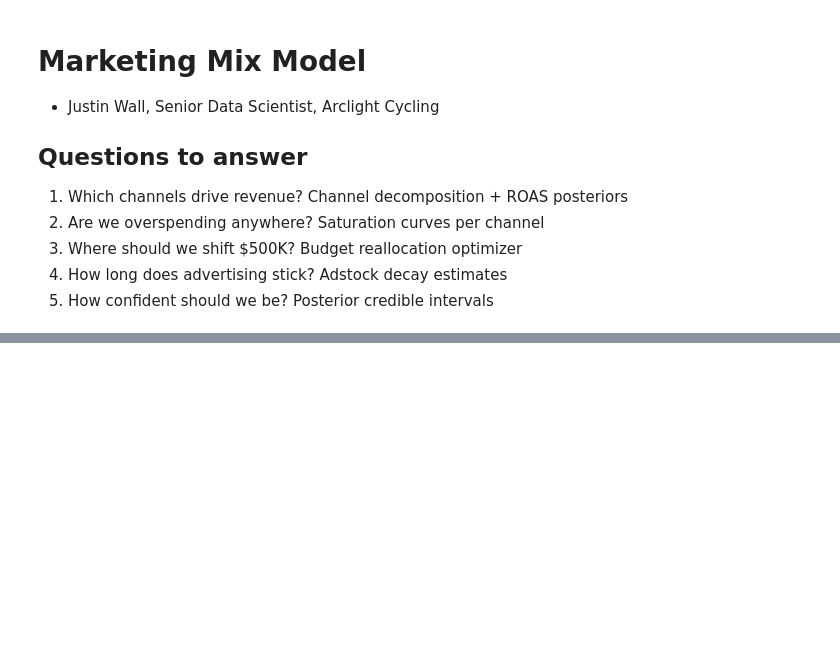
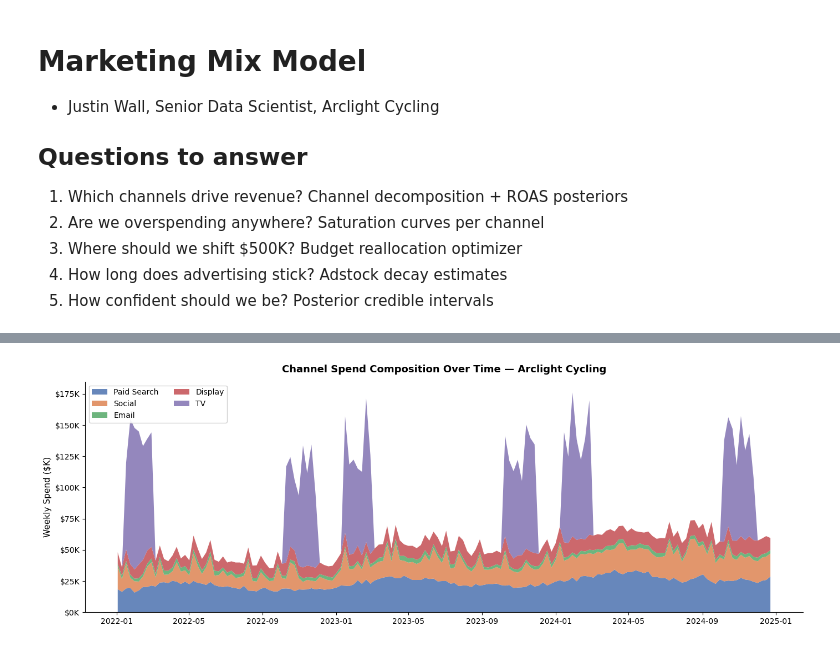
Before and after one commit to jwalluww/MarketingScience, a Jupyter notebook: mmm-bayesian/notebooks/marketing_mix_model_bayesian.ipynb, the cells around one changed output, grey strips where cells are left out. Drawn from its saved outputs; the diff is of its cells as text; code cells hidden in the pictures; blank space fills up the shorter version.

```diff
--- a/mmm-bayesian/notebooks/marketing_mix_model_bayesian.ipynb
+++ b/mmm-bayesian/notebooks/marketing_mix_model_bayesian.ipynb
@@ -161,0 +166,28 @@ Mean weekly total spend: $76,322
+# %%
+# ── Cell 1: Imports & Load ────────────────────────────────────────────────────
+import pandas as pd
+import numpy as np
+import matplotlib.pyplot as plt
+import matplotlib.ticker as mticker
+from matplotlib.gridspec import GridSpec
+
+plt.rcParams.update({
+    "figure.facecolor": "white",
+    "axes.facecolor":   "white",
+    "axes.spines.top":  False,
+    "axes.spines.right":False,
+    "font.family":      "sans-serif",
+    "axes.titlesize":   13,
+    "axes.labelsize":   11,
+})
+
+df = pd.read_csv("../data/arclight_mmm_data.csv", parse_dates=["week"])
+
+CHANNELS = ["spend_paid_search", "spend_social", "spend_email", "spend_display", "spend_tv"]
+LABELS   = ["Paid Search", "Social", "Email", "Display", "TV"]
+COLORS   = ["#4C72B0", "#DD8452", "#55A868", "#C44E52", "#8172B2"]
+
+df["total_spend"] = df[CHANNELS].sum(axis=1)
+
+print(f"Rows: {len(df)}  |  {df.week.min().date()} → {df.week.max().date()}")
+df[["revenue", "total_spend"] + CHANNELS].describe().round(0)
@@ -161,0 +245,18 @@ Mean weekly total spend: $76,322
+# %%
+# ── Cell 3: Channel Spend Composition Over Time ───────────────────────────────
+fig, ax = plt.subplots(figsize=(14, 5))
+
+spend_matrix = df[CHANNELS].values / 1e3
+ax.stackplot(df.week, spend_matrix.T, labels=LABELS, colors=COLORS, alpha=0.85)
+
+ax.set_title("Channel Spend Composition Over Time — Arclight Cycling",
+             fontweight="bold", pad=12)
+ax.set_ylabel("Weekly Spend ($K)")
+ax.yaxis.set_major_formatter(mticker.FuncFormatter(lambda x, _: f"${x:,.0f}K"))
+ax.legend(loc="upper left", framealpha=0.9, ncol=2)
+ax.set_xlabel("")
+fig.tight_layout()
+plt.savefig("02_channel_composition.png", dpi=150, bbox_inches="tight")
+plt.show()
+# %% [output]
+[figure, added]
```
Also changed, not shown: parts of 23 cells of this notebook, 9 other files.
